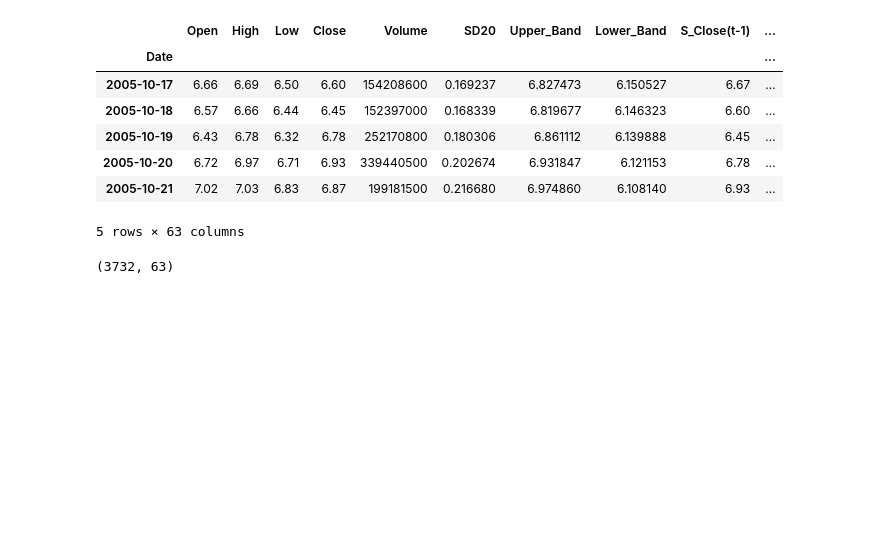
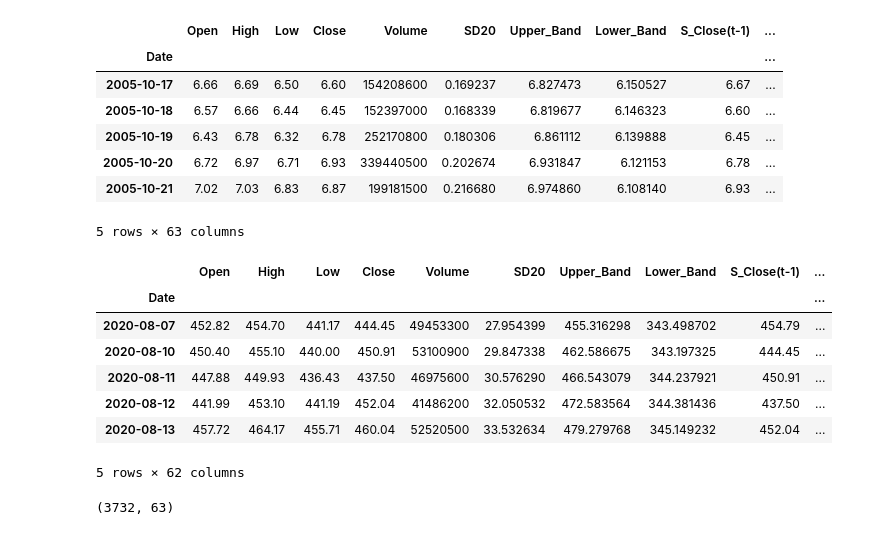
Before and after one commit to luo-simon/stock-predictions, a Jupyter notebook: linear_research.ipynb, the cells around one changed output. Drawn from its saved outputs; the diff is of its cells as text; code cells hidden in the pictures; blank space fills up the shorter version.

```diff
--- a/linear_research.ipynb
+++ b/linear_research.ipynb
@@ -40,6 +40,17 @@ df_Stock.head()
 | 2005-10-20 | 6.72 | 6.97 | 6.71 | 6.93 | 339440500 | 0.202674 | 6.931847 | 6.121153 | 6.78 | ... |
 | 2005-10-21 | 7.02 | 7.03 | 6.83 | 6.87 | 199181500 | 0.216680 | 6.974860 | 6.108140 | 6.93 | ... |
 5 rows × 63 columns
+# %%
+df_Stock.tail()
+# %% [output]
+|  | Open | High | Low | Close | Volume | SD20 | Upper_Band | Lower_Band | S_Close(t-1) | ... |
+| Date |  |  |  |  |  |  |  |  |  | ... |
+| 2020-08-07 | 452.82 | 454.70 | 441.17 | 444.45 | 49453300 | 27.954399 | 455.316298 | 343.498702 | 454.79 | ... |
+| 2020-08-10 | 450.40 | 455.10 | 440.00 | 450.91 | 53100900 | 29.847338 | 462.586675 | 343.197325 | 444.45 | ... |
+| 2020-08-11 | 447.88 | 449.93 | 436.43 | 437.50 | 46975600 | 30.576290 | 466.543079 | 344.237921 | 450.91 | ... |
+| 2020-08-12 | 441.99 | 453.10 | 441.19 | 452.04 | 41486200 | 32.050532 | 472.583564 | 344.381436 | 437.50 | ... |
+| 2020-08-13 | 457.72 | 464.17 | 455.71 | 460.04 | 52520500 | 33.532634 | 479.279768 | 345.149232 | 452.04 | ... |
+5 rows × 62 columns
 # %%
 df_Stock.shape
 # %% [output]
```
Also changed, not shown: 1 other file.
